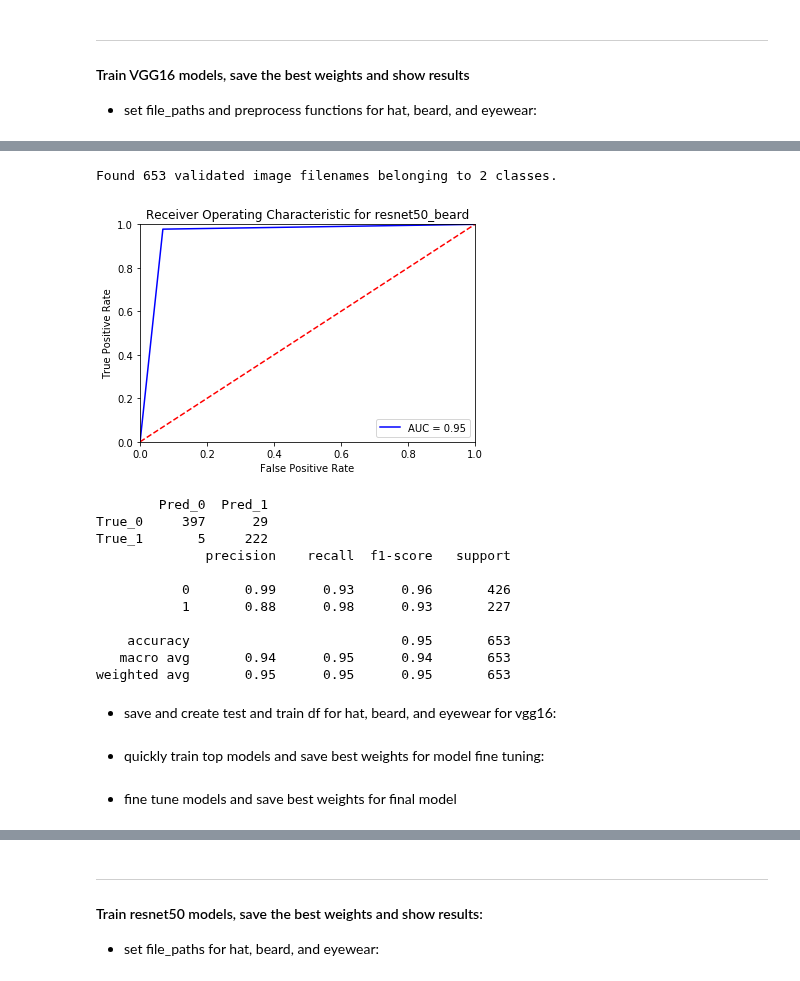
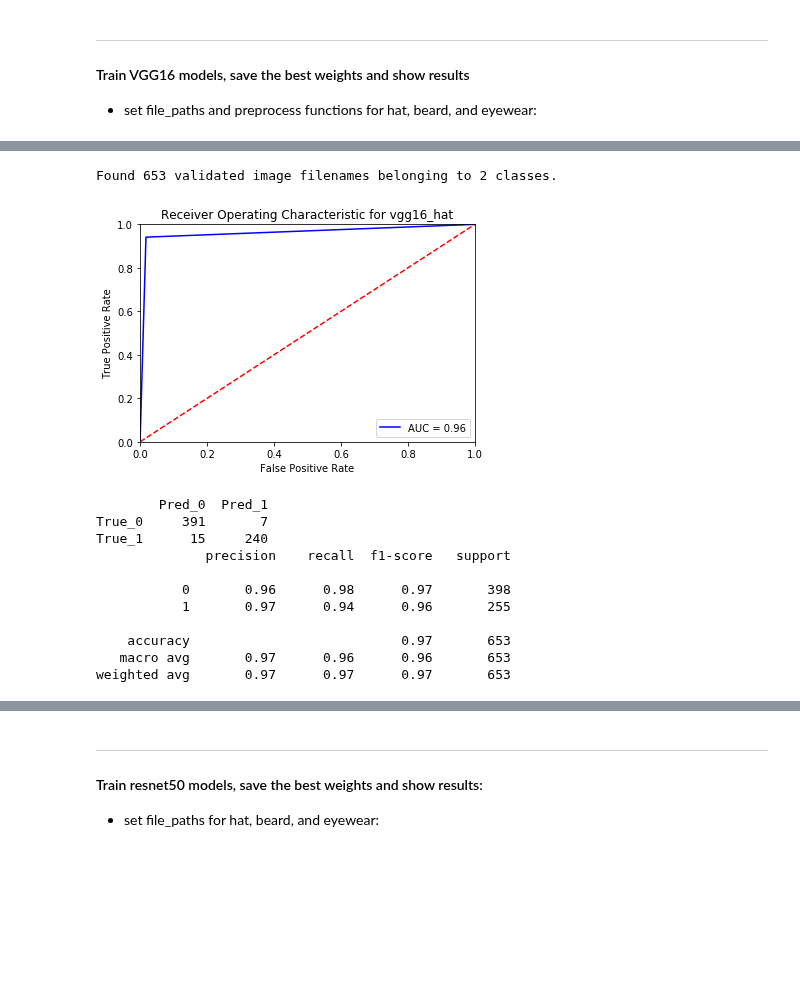
Before and after one commit to mzhou356/img2recommender, a Jupyter notebook: notebooks/vgg16_resnet50_model_tuning.ipynb, the cells around one changed output, grey strips where cells are left out. Cells and saved outputs as stored; diff of their text form; code cells hidden in the pictures; blank space fills up the shorter version.

```diff
--- a/notebooks/vgg16_resnet50_model_tuning.ipynb
+++ b/notebooks/vgg16_resnet50_model_tuning.ipynb
@@ -471,19 +74,19 @@ class BaseClassifier:
 #### Train VGG16 models, save the best weights and show results
 * set file_paths and preprocess functions for hat, beard, and eyewear:
 # %%
-file_path1_hat = '../tuning_data/VGG_16_tuning/bottleneck_train_hat.npy'
-file_path2_hat = '../tuning_data/VGG_16_tuning/bottleneck_test_hat.npy'
-file_path3_hat = '../tuning_data/VGG_16_tuning/top_model_weights_hat.h5'
-file_path4_hat = '../tuning_data/VGG_16_tuning/best_vgg16_model_hattest.h5'
-file_path1_beard = '../tuning_data/VGG_16_tuning/bottleneck_train_beard.npy'
-file_path2_beard = '../tuning_data/VGG_16_tuning/bottleneck_test_beard.npy'
-file_path3_beard = '../tuning_data/VGG_16_tuning/top_model_weights_beard.h5'
-file_path4_beard = '../tuning_data/VGG_16_tuning/best_vgg16_model_beardtest.h5'
-file_path1_eyewear = '../tuning_data/VGG_16_tuning/bottleneck_train_eyewear.npy'
-file_path2_eyewear = '../tuning_data/VGG_16_tuning/bottleneck_test_eyewear.npy'
-file_path3_eyewear = '../tuning_data/VGG_16_tuning/top_model_weights_eyewear.h5'
-file_path4_eyewear = '../tuning_data/VGG_16_tuning/best_vgg16_model_eyeweartest.h5'
-rescale_v = 1./255
-process_func_v = vgg16_preprocess.preprocess_input
-dim_v = 150
-vgg16_model_path = '../tuning_data/VGG_16_tuning/vgg_modeltest.json'
+FILE_PATH1_HAT_V = '../tuning_data/VGG_16_tuning/bottleneck_train_hat.npy'
+FILE_PATH2_HAT_V = '../tuning_data/VGG_16_tuning/bottleneck_test_hat.npy'
+FILE_PATH3_HAT_V = '../tuning_data/VGG_16_tuning/top_model_weights_hat.h5'
+FILE_PATH4_HAT_V = '../tuning_data/VGG_16_tuning/best_vgg16_model_hattest.h5'
+FILE_PATH1_BEARD_V = '../tuning_data/VGG_16_tuning/bottleneck_train_beard.npy'
+FILE_PATH2_BEARD_V = '../tuning_data/VGG_16_tuning/bottleneck_test_beard.npy'
+FILE_PATH3_BEARD_V = '../tuning_data/VGG_16_tuning/top_model_weights_beard.h5'
+FILE_PATH4_BEARD_V = '../tuning_data/VGG_16_tuning/best_vgg16_model_beardtest.h5'
+FILE_PATH1_EYEWEAR_V = '../tuning_data/VGG_16_tuning/bottleneck_train_eyewear.npy'
+FILE_PATH2_EYEWEAR_V = '../tuning_data/VGG_16_tuning/bottleneck_test_eyewear.npy'
+FILE_PATH3_EYEWEAR_V = '../tuning_data/VGG_16_tuning/top_model_weights_eyewear.h5'
+FILE_PATH4_EYEWEAR_V = '../tuning_data/VGG_16_tuning/best_vgg16_model_eyeweartest.h5'
+RESCALE_V = 1./255
+PROCESS_FUNC_V = vgg16_preprocess.preprocess_input
+DIM_V = 150
+VGG16_MODEL_PATH = '../tuning_data/VGG_16_tuning/vgg_modeltest.json'
@@ -513,0 +95,9 @@ beard_resnet.save_model(resnet_model_path)
+# %%
+# intialize classifier and tune hat Classifier
+hat_vgg16 = mte.BaseClassifier('hat',RESCALE_V,PROCESS_FUNC_V,DIM_V,VGG16,'vgg16')
+hat_vgg16.save_bottleneck_features(FILE_PATH1_HAT_V,FILE_PATH2_HAT_V)
+hat_vgg16.train_top_model(50,FILE_PATH3_HAT_V,verbose=0)
+hat_vgg16.fine_tune_model(50,FILE_PATH4_HAT_V)
+# save model architecture just once
+hat_vgg16.save_model(VGG16_MODEL_PATH)
+hat_vgg16.plot_model_history()
@@ -514,18 +115,16 @@ beard_resnet.save_model(resnet_model_path)
 # %%
-beard_resnet.model_testing()
+hat_vgg16.model_testing()
 # %% [output]
 Found 653 validated image filenames belonging to 2 classes.
-[figure, old version]
+[figure, new version]
         Pred_0  Pred_1
-True_0     397      29
-True_1       5     222
+True_0     391       7
+True_1      15     240
               precision    recall  f1-score   support
 
-           0       0.99      0.93      0.96       426
-           1       0.88      0.98      0.93       227
+           0       0.96      0.98      0.97       398
+           1       0.97      0.94      0.96       255
 
-    accuracy                           0.95       653
-   macro avg       0.94      0.95      0.94       653
-weighted avg       0.95      0.95      0.95       653
+    accuracy                           0.97       653
+   macro avg       0.97      0.96      0.96       653
+weighted avg       0.97      0.97      0.97       653
-# %% [markdown]
-* save and create test and train df for hat, beard, and eyewear for vgg16:
@@ -542,2 +130,0 @@ train_df_eyewear_v, test_df_eyewear_v  = model_tuning.save_bottleneck_features('
-# %% [markdown]
-* quickly train top models and save best weights for model fine tuning:
@@ -560,2 +130,0 @@ model_tuning.train_top_model(train_df_eyewear_v,test_df_eyewear_v, 50, 'eyewear'
-# %% [markdown]
-* fine tune models and save best weights for final model
```
Also changed, not shown: parts of 56 cells of this notebook, 1 other file.
